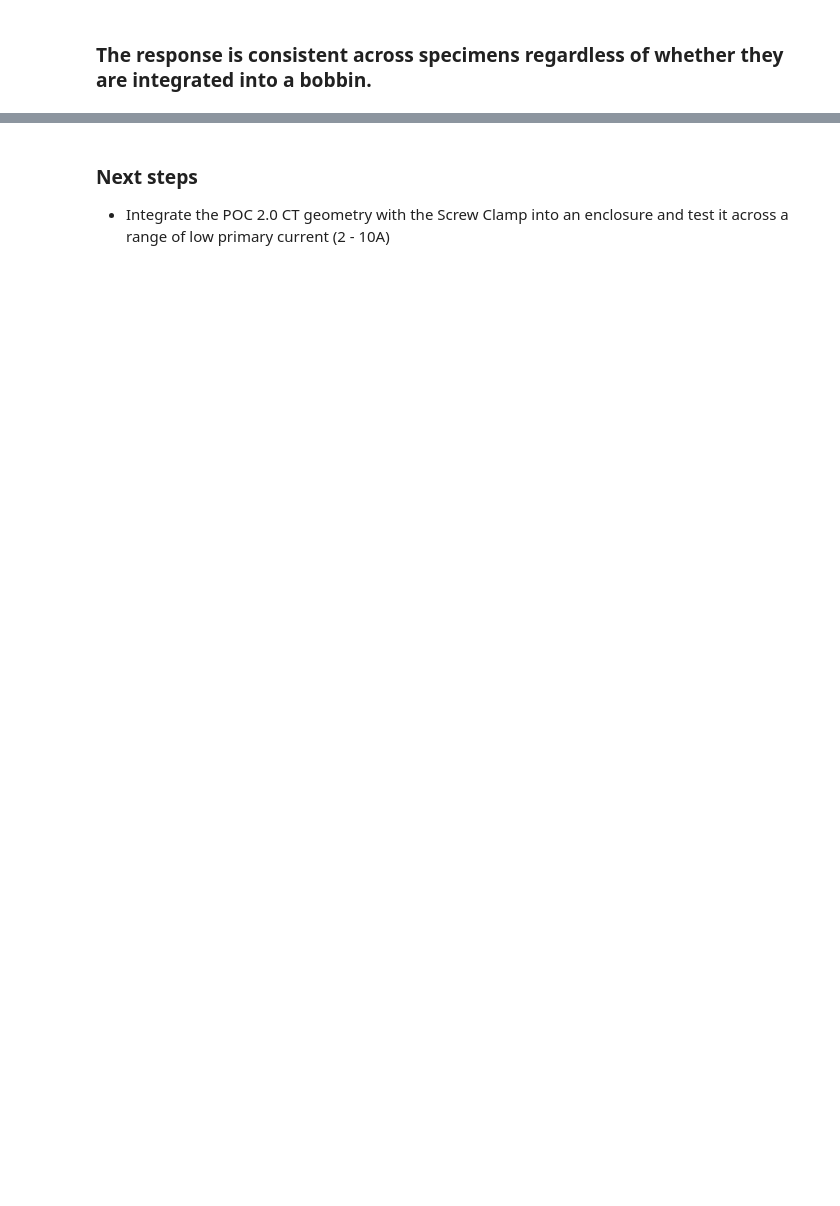
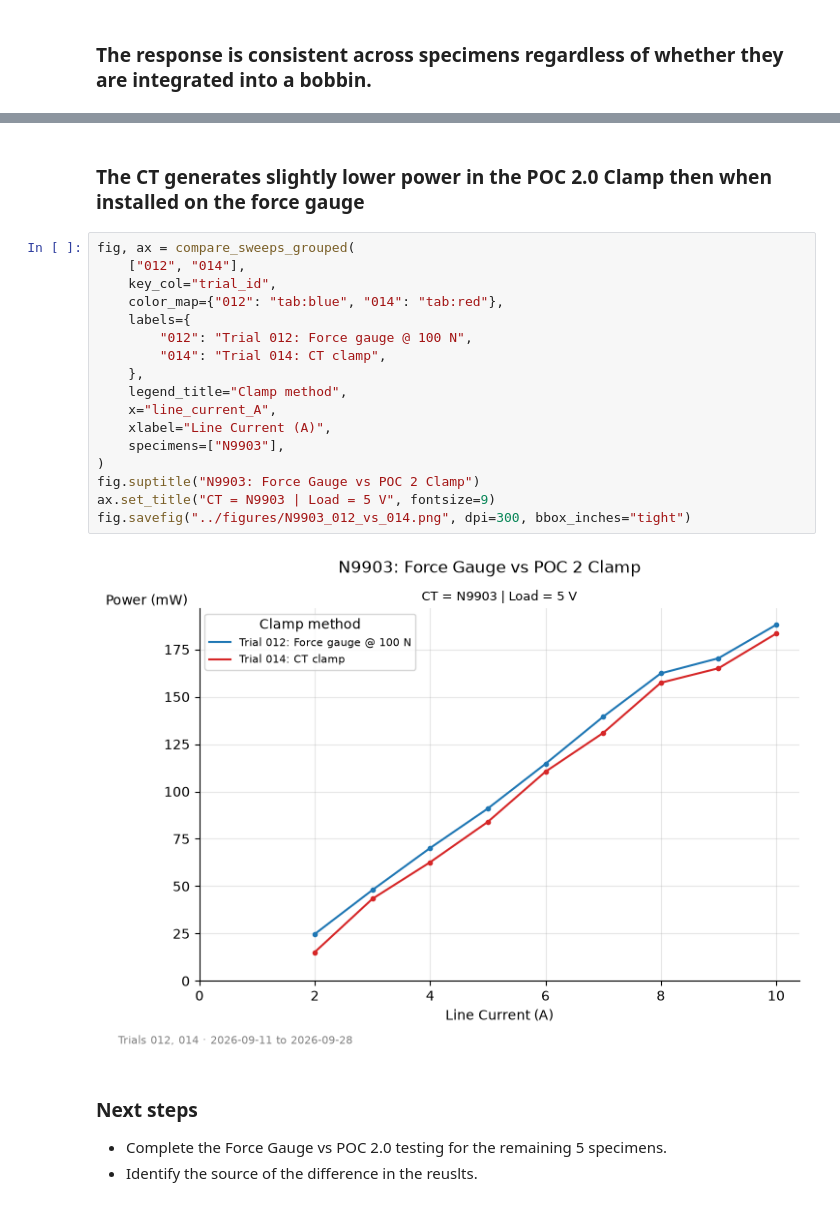
Before and after one commit to stephengilbert1/current-transformer-analysis, a Jupyter notebook: notebooks/02-current-response.ipynb, the cells around one changed output, grey strips where cells are left out. Drawn from its saved outputs; the diff is of its cells as text; blank space fills up the shorter version.

```diff
--- a/notebooks/02-current-response.ipynb
+++ b/notebooks/02-current-response.ipynb
@@ -67,4 +63,26 @@ fig.savefig("../figures/compare_012_013_full.png", dpi=300, bbox_inches="tight")
+# %% [markdown]
+### The CT generates slightly lower power in the POC 2.0 Clamp then when installed on the force gauge
+# %%
+fig, ax = compare_sweeps_grouped(
+    ["012", "014"],
+    key_col="trial_id",
+    color_map={"012": "tab:blue", "014": "tab:red"},
+    labels={
+        "012": "Trial 012: Force gauge @ 100 N",
+        "014": "Trial 014: CT clamp",
+    },
+    legend_title="Clamp method",
+    x="line_current_A",
+    xlabel="Line Current (A)",
+    specimens=["N9903"],
+)
+fig.suptitle("N9903: Force Gauge vs POC 2 Clamp")
+ax.set_title("CT = N9903 | Load = 5 V", fontsize=9)
+fig.savefig("../figures/N9903_012_vs_014.png", dpi=300, bbox_inches="tight")
+# %% [output]
+[figure, added]
 # %% [markdown]
 ### Next steps
 
-- Integrate the POC 2.0 CT geometry with the Screw Clamp into an enclosure and test it across a range of low primary current (2 - 10A)
+- Complete the Force Gauge vs POC 2.0 testing for the remaining 5 specimens.
+- Identify the source of the difference in the reuslts.
```
Also changed, not shown: parts of 5 cells of this notebook, 4 other files.
